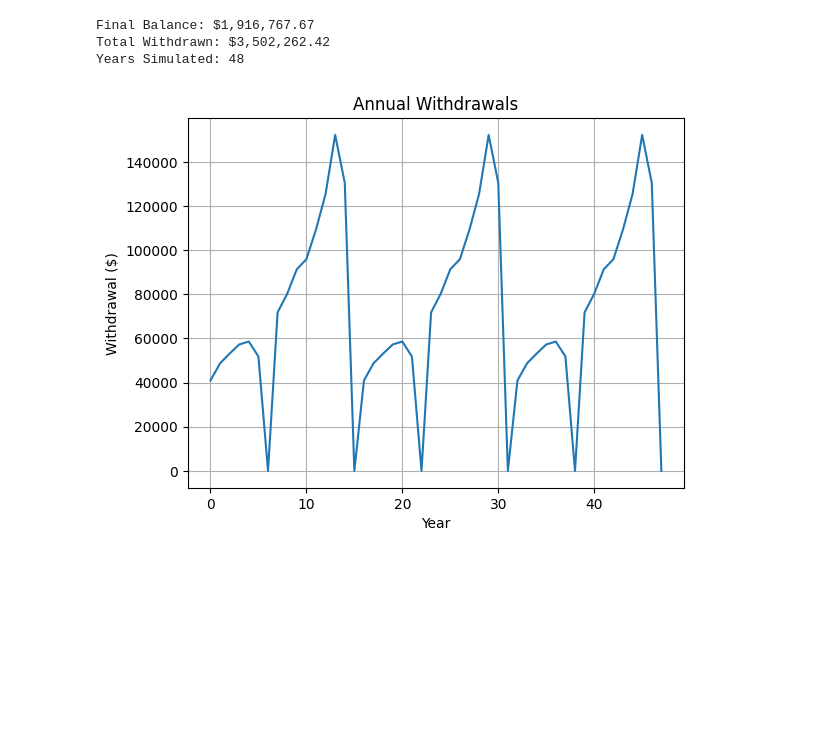
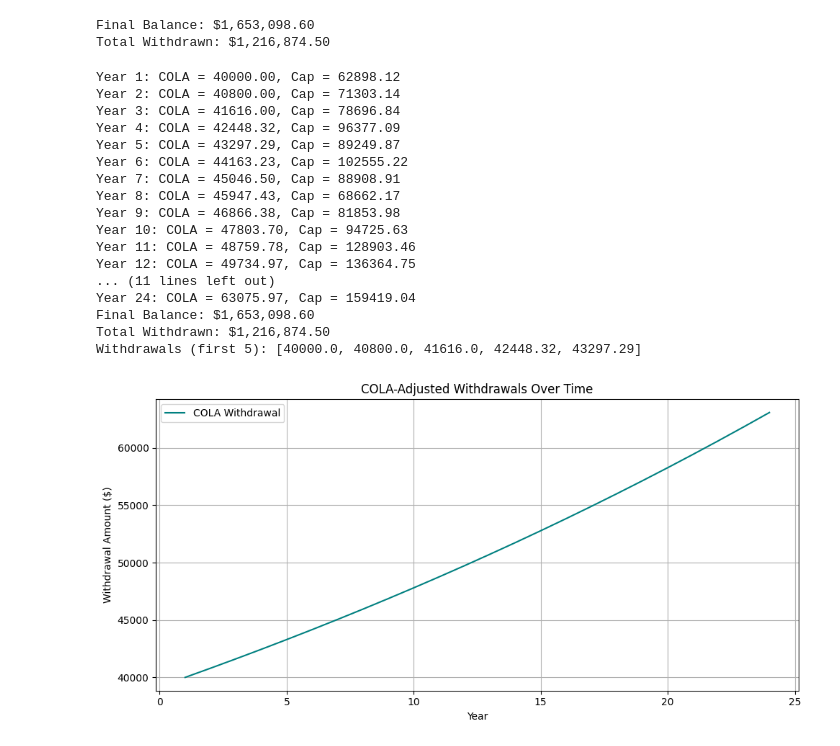
Before and after one commit to johnlfriedrich-blip/RetirementEngine, a Jupyter notebook: Retirement_Simulator.ipynb, the cells around one changed output. Cells and saved outputs as stored; diff of their text form; code cells hidden in the pictures; blank space fills up the shorter version.

```diff
--- a/Retirement_Simulator.ipynb
+++ b/Retirement_Simulator.ipynb
@@ -135,10 +200,15 @@ plt.show()
 # %%
 sim = RetirementSimulator(
     returns=returns,
-    strategy="Pause After Loss",
+    strategy="COLA Adjusted",
     withdrawal_rate=0.04,
     initial_balance=1_000_000,
-    sp500_weight=0.6
+    inflation_adjust=True
 )
 
 balances, withdrawals = sim.run()
+print(f"Final Balance: ${balances[-1]:,.2f}")
+print(f"Total Withdrawn: ${sum(withdrawals):,.2f}")
+# %% [output]
+Final Balance: $1,653,098.60
+Total Withdrawn: $1,216,874.50
@@ -147,17 +226,62 @@ balances, withdrawals = sim.run()
 # %%
+# Run COLA + Guardrails strategy
+sim = RetirementSimulator(
+    returns=returns,
+    strategy="COLA + Guardrails",
+    withdrawal_rate=0.04,
+    initial_balance=1_000_000,
+    inflation_adjust=True
+)
+
+balances, withdrawals = sim.run()
+
 print(f"Final Balance: ${balances[-1]:,.2f}")
 print(f"Total Withdrawn: ${sum(withdrawals):,.2f}")
-print(f"Years Simulated: {len(withdrawals)}")
+print(f"Withdrawals (first 5): {[round(w, 2) for w in withdrawals[:5]]}")
 # %% [output]
-Final Balance: $1,916,767.67
-Total Withdrawn: $3,502,262.42
-Years Simulated: 48
+Year 1: COLA = 40000.00, Cap = 62898.12
+Year 2: COLA = 40800.00, Cap = 71303.14
+Year 3: COLA = 41616.00, Cap = 78696.84
+Year 4: COLA = 42448.32, Cap = 96377.09
+Year 5: COLA = 43297.29, Cap = 89249.87
+Year 6: COLA = 44163.23, Cap = 102555.22
+Year 7: COLA = 45046.50, Cap = 88908.91
+Year 8: COLA = 45947.43, Cap = 68662.17
+Year 9: COLA = 46866.38, Cap = 81853.98
+Year 10: COLA = 47803.70, Cap = 94725.63
+Year 11: COLA = 48759.78, Cap = 128903.46
+Year 12: COLA = 49734.97, Cap = 136364.75
+... (11 lines left out)
+Year 24: COLA = 63075.97, Cap = 159419.04
+Final Balance: $1,653,098.60
+Total Withdrawn: $1,216,874.50
+Withdrawals (first 5): [40000.0, 40800.0, 41616.0, 42448.32, 43297.29]
-# %%
-plt.plot([i for i in range(len(withdrawals))], withdrawals)
-plt.title("Annual Withdrawals")
-plt.xlabel("Year")
-plt.ylabel("Withdrawal ($)")
-plt.grid(True)
-plt.show()
-# %% [output]
-[figure, removed]
+# %%
+import pandas as pd
+import matplotlib.pyplot as plt
+
+# Rebuild COLA-adjusted withdrawals
+cola_withdrawals = cola_adjusted_withdrawal(
+    initial_balance=1_000_000,
+    rate=0.04,
+    inflation_windows=sim.inflation_windows
+)
+
+# Create DataFrame
+df_cola = pd.DataFrame({
+    "Year": list(range(1, len(cola_withdrawals) + 1)),
+    "COLA_Adjusted_Withdrawal": cola_withdrawals
+})
+
+# Plot
+plt.figure(figsize=(10, 5))
+plt.plot(df_cola["Year"], df_cola["COLA_Adjusted_Withdrawal"], label="COLA Withdrawal", color="teal")
+plt.title("COLA-Adjusted Withdrawals Over Time")
+plt.xlabel("Year")
+plt.ylabel("Withdrawal Amount ($)")
+plt.grid(True)
+plt.legend()
+plt.tight_layout()
+plt.show()
+# %% [output]
+[figure, added]
```
Also changed, not shown: parts of 12 cells of this notebook, 28 other files.
